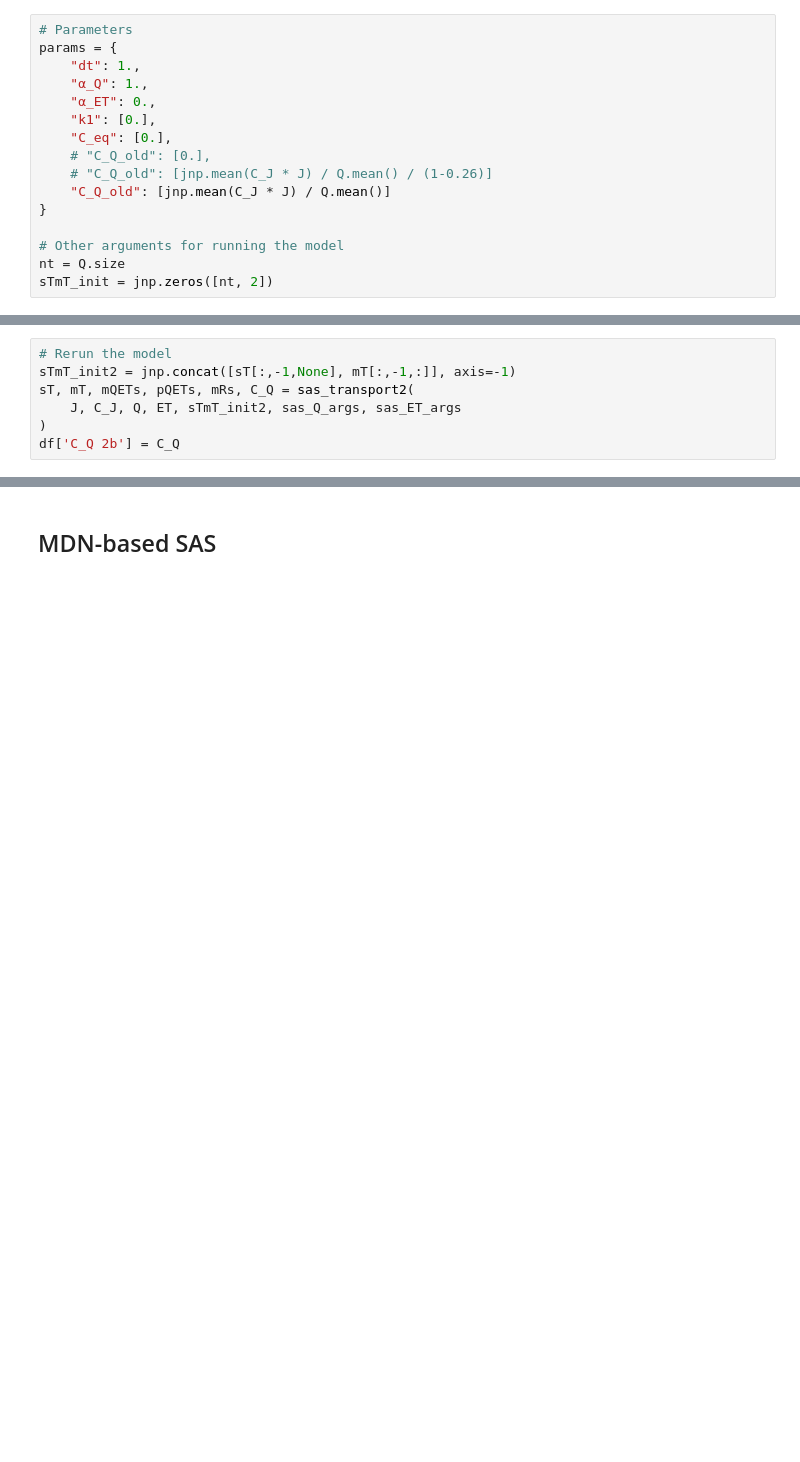
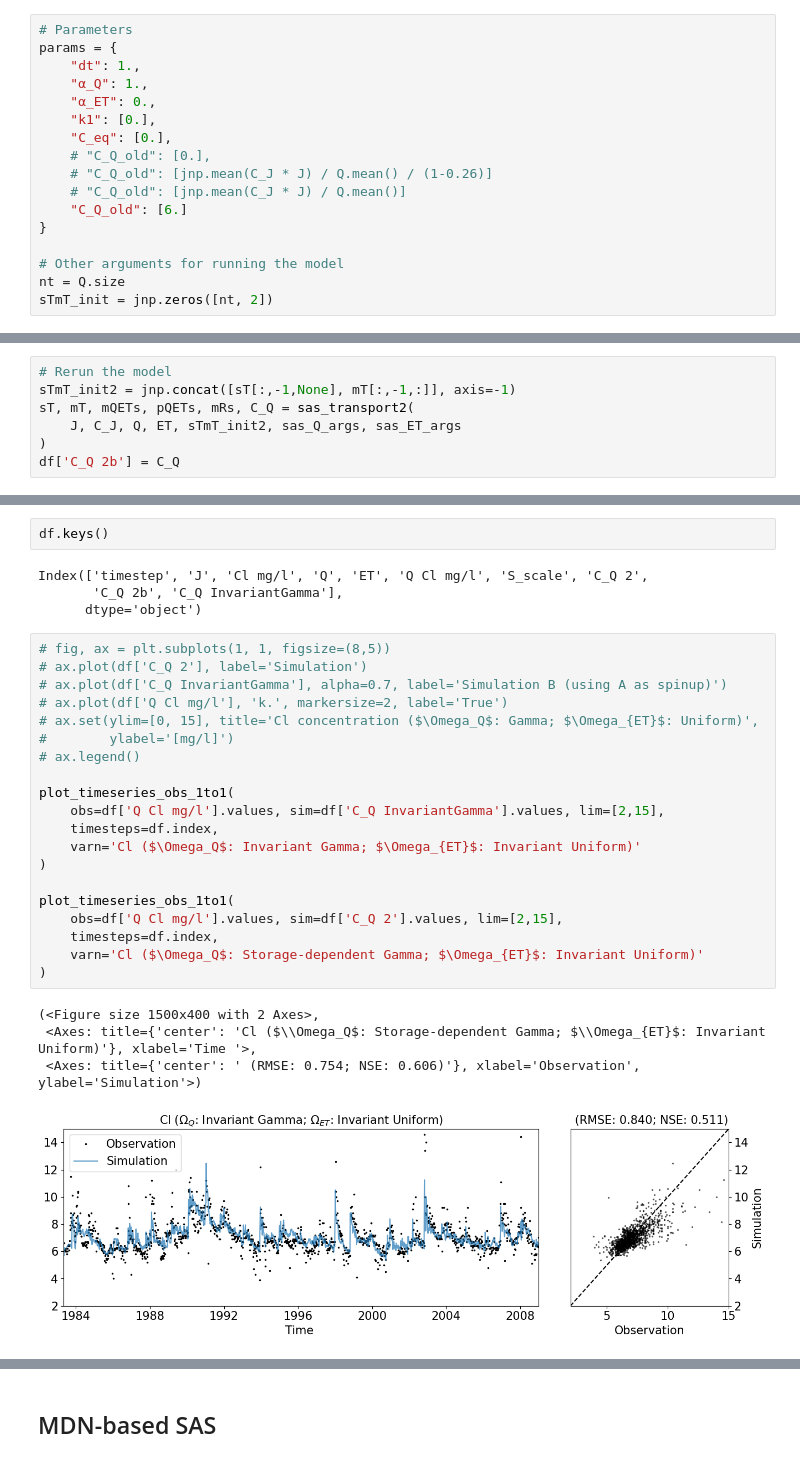
Before and after one commit to PeishiJiang/DiffFlowTransport, a Jupyter notebook: Plynlimon/SASTransport.ipynb, the cells around one changed output, grey strips where cells are left out. Cells and saved outputs as stored; diff of their text form; blank space fills up the shorter version.

```diff
--- a/Plynlimon/SASTransport.ipynb
+++ b/Plynlimon/SASTransport.ipynb
@@ -65,7 +69,8 @@ params = {
     "C_eq": [0.],
     # "C_Q_old": [0.],
     # "C_Q_old": [jnp.mean(C_J * J) / Q.mean() / (1-0.26)]
-    "C_Q_old": [jnp.mean(C_J * J) / Q.mean()]
+    # "C_Q_old": [jnp.mean(C_J * J) / Q.mean()]
+    "C_Q_old": [6.]
 }
 
 # Other arguments for running the model
@@ -179,0 +209,31 @@ KeyError: 'C_Q 2b'
+# %%
+df.keys()
+# %% [output]
+Index(['timestep', 'J', 'Cl mg/l', 'Q', 'ET', 'Q Cl mg/l', 'S_scale', 'C_Q 2',
+       'C_Q 2b', 'C_Q InvariantGamma'],
+      dtype='object')
+# %%
+# fig, ax = plt.subplots(1, 1, figsize=(8,5))
+# ax.plot(df['C_Q 2'], label='Simulation')
+# ax.plot(df['C_Q InvariantGamma'], alpha=0.7, label='Simulation B (using A as spinup)')
+# ax.plot(df['Q Cl mg/l'], 'k.', markersize=2, label='True')
+# ax.set(ylim=[0, 15], title='Cl concentration ($\Omega_Q$: Gamma; $\Omega_{ET}$: Uniform)',
+#        ylabel='[mg/l]')
+# ax.legend()
+
+plot_timeseries_obs_1to1(
+    obs=df['Q Cl mg/l'].values, sim=df['C_Q InvariantGamma'].values, lim=[2,15],
+    timesteps=df.index,
+    varn='Cl ($\Omega_Q$: Invariant Gamma; $\Omega_{ET}$: Invariant Uniform)'
+)
+
+plot_timeseries_obs_1to1(
+    obs=df['Q Cl mg/l'].values, sim=df['C_Q 2'].values, lim=[2,15],
+    timesteps=df.index,
+    varn='Cl ($\Omega_Q$: Storage-dependent Gamma; $\Omega_{ET}$: Invariant Uniform)'
+)
+# %% [output]
+(<Figure size 1500x400 with 2 Axes>,
+ <Axes: title={'center': 'Cl ($\\Omega_Q$: Storage-dependent Gamma; $\\Omega_{ET}$: Invariant Uniform)'}, xlabel='Time '>,
+ <Axes: title={'center': ' (RMSE: 0.754; NSE: 0.606)'}, xlabel='Observation', ylabel='Simulation'>)
+[figure, added]
```
Also changed, not shown: parts of 12 cells of this notebook, 8 other files.
